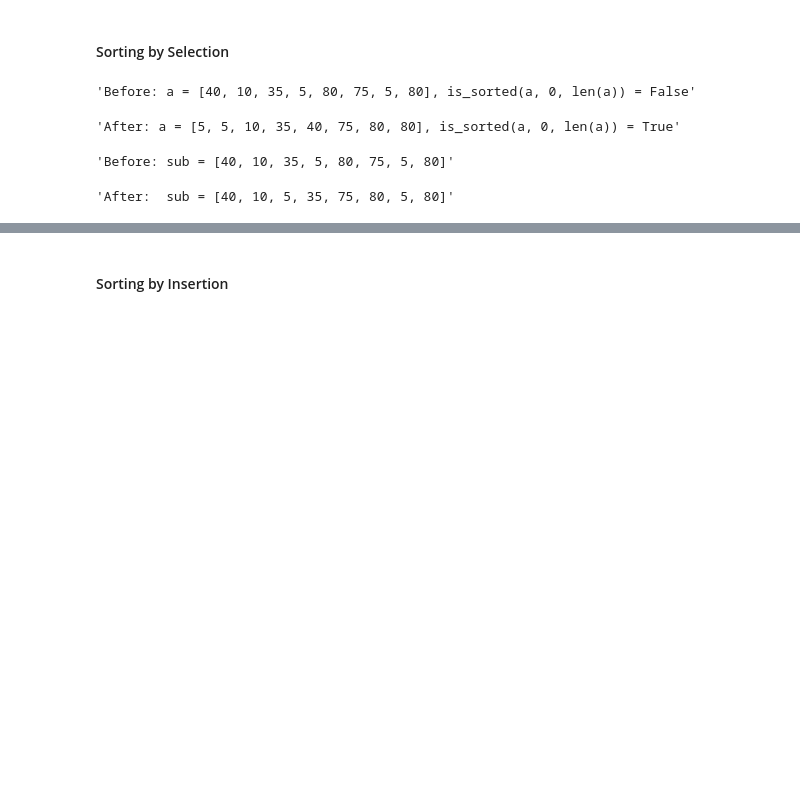
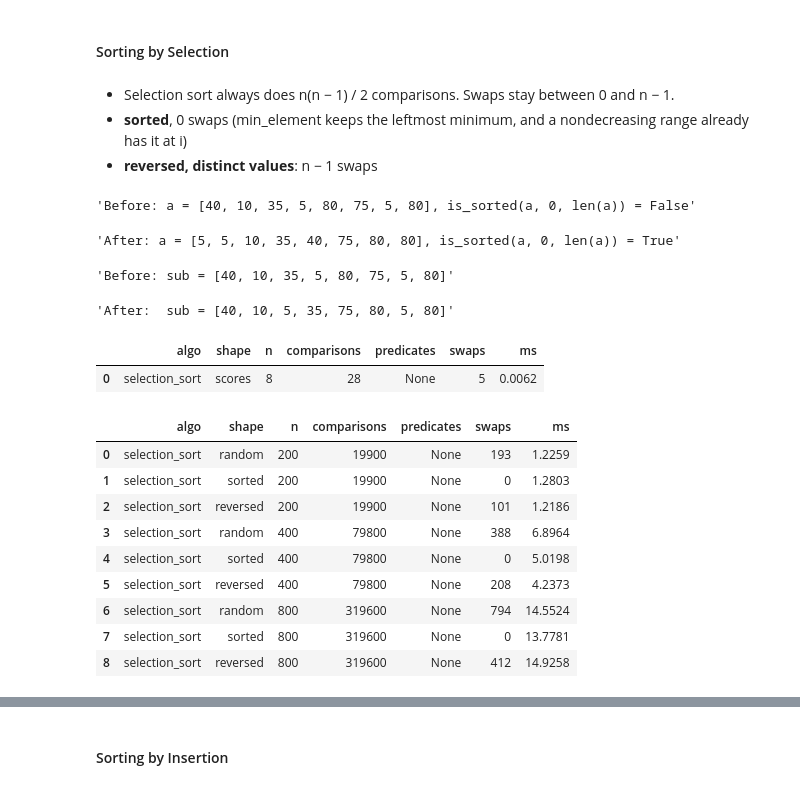
Before and after one commit to gophry/programming-first-principles, a Jupyter notebook: nbs/02_sequences/04_sorting/03_sort-101.ipynb, the cells around one changed output, grey strips where cells are left out. Cells and saved outputs as stored; diff of their text form; code cells hidden in the pictures; blank space fills up the shorter version.

```diff
--- a/nbs/02_sequences/04_sorting/03_sort-101.ipynb
+++ b/nbs/02_sequences/04_sorting/03_sort-101.ipynb
@@ -10,6 +11,10 @@ prepare_notebook()
 scores = [40, 10, 35, 5, 80, 75, 5, 80]
 # %% [markdown]
 #### Sorting by Selection
+# %% [markdown]
+* Selection sort always does n(n − 1) / 2 comparisons. Swaps stay between 0 and n − 1.
+* **sorted**, 0 swaps (min_element keeps the leftmost minimum, and a nondecreasing range already has it at i)
+* **reversed, distinct values**: n − 1 swaps
 # %%
 #| exports algorithms.sort
 from programming_first_principles.algorithms.rearrange import swap
@@ -37,3 +42,26 @@ f'After:  {sub = }'
 'After: a = [5, 5, 10, 35, 40, 75, 80, 80], is_sorted(a, 0, len(a)) = True'
 'Before: sub = [40, 10, 35, 5, 80, 75, 5, 80]'
 'After:  sub = [40, 10, 5, 35, 75, 80, 5, 80]'
+# %%
+sel = Cost(repeats=1)
+_ = sel.run(selection_sort, scores.copy(), 0, len(scores),
+        name='selection_sort', shape='scores',
+        operations=('comparisons', 'swaps', 'ms'))
+sel.frame
+# %% [output]
+|  | algo | shape | n | comparisons | predicates | swaps | ms |
+| 0 | selection_sort | scores | 8 | 28 | None | 5 | 0.0062 |
+# %%
+sel = Cost(repeats=3, sizes=(200, 400, 800))
+sel.scale(selection_sort, operations=('comparisons', 'swaps', 'ms'))
+# %% [output]
+|  | algo | shape | n | comparisons | predicates | swaps | ms |
+| 0 | selection_sort | random | 200 | 19900 | None | 193 | 1.2259 |
+| 1 | selection_sort | sorted | 200 | 19900 | None | 0 | 1.2803 |
+| 2 | selection_sort | reversed | 200 | 19900 | None | 101 | 1.2186 |
+| 3 | selection_sort | random | 400 | 79800 | None | 388 | 6.8964 |
+| 4 | selection_sort | sorted | 400 | 79800 | None | 0 | 5.0198 |
+| 5 | selection_sort | reversed | 400 | 79800 | None | 208 | 4.2373 |
+| 6 | selection_sort | random | 800 | 319600 | None | 794 | 14.5524 |
+| 7 | selection_sort | sorted | 800 | 319600 | None | 0 | 13.7781 |
+| 8 | selection_sort | reversed | 800 | 319600 | None | 412 | 14.9258 |
```
Also changed, not shown: parts of 6 cells of this notebook, 2 other files.
